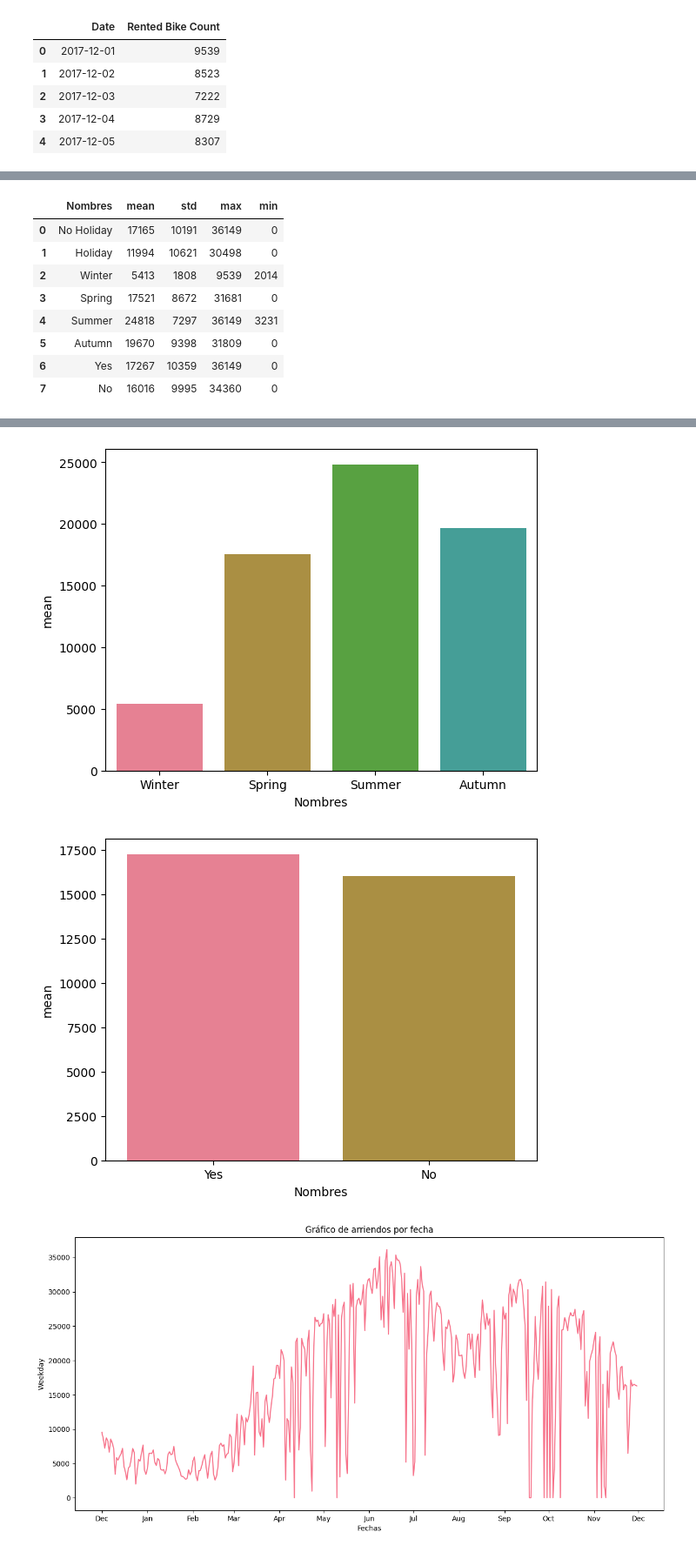
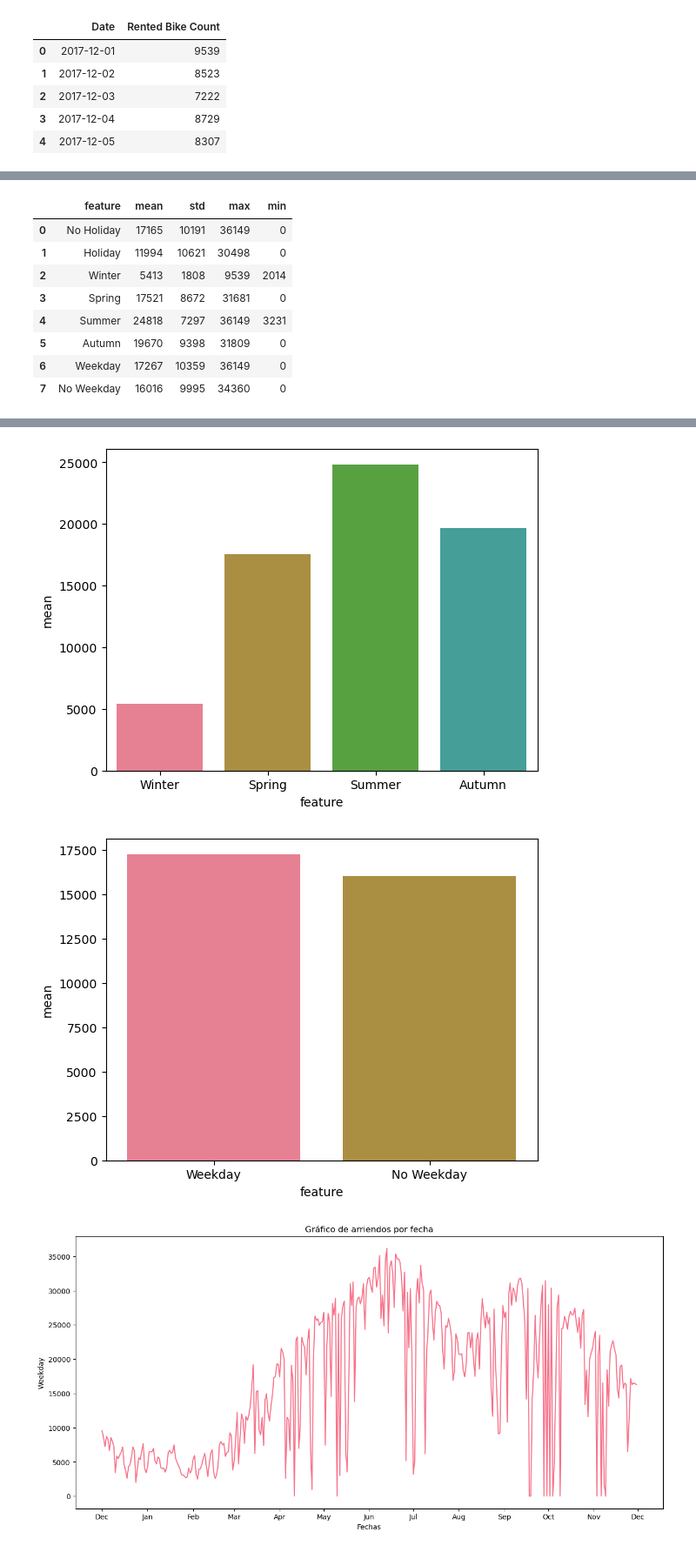
Before and after one commit to DYessouroun/Tareas-ML, a Jupyter notebook: Enunciado_tarea_1.ipynb, the cells around one changed output, grey strips where cells are left out. Shown: that part at 87% size. Cells and saved outputs as stored; diff of their text form; code cells hidden in the pictures.

```diff
--- a/Enunciado_tarea_1.ipynb
+++ b/Enunciado_tarea_1.ipynb
@@ -321,7 +324,7 @@ mini_data_diario.head()
 # %%
 # Agregar una columna que indica si la fecha corresponde a un día de la semana o un fin de semana
 data['Weekday'] = data['Date'].dt.weekday.apply(lambda x: 'Yes' if x < 5 else 'No')
-mini_data_diario['Weekday'] = mini_data_diario['Date'].dt.weekday.apply(lambda x: 'Yes' if x < 5 else 'No')
+mini_data_diario['Weekday'] = mini_data_diario['Date'].dt.weekday.apply(lambda x: 'Weekday' if x < 5 else 'No Weekday')
 
 holiday = []
 season = []
@@ -353,5 +356,5 @@ for i in cat_features:
 # %%
-columns = ['Nombres','mean', 'std', 'max', 'min']
+columns = ['feature','mean', 'std', 'max', 'min']
 categories = []
 list_stats = []
 for verify in ['Holiday', 'Seasons','Weekday']:
@@ -367,20 +370,20 @@ data_stats = pd.concat([DATA2,DATA3], axis=1)
 data_stats.columns = columns
 data_stats
 # %% [output]
-|  | Nombres | mean | std | max | min |
+|  | feature | mean | std | max | min |
 | 0 | No Holiday | 17165 | 10191 | 36149 | 0 |
 | 1 | Holiday | 11994 | 10621 | 30498 | 0 |
 | 2 | Winter | 5413 | 1808 | 9539 | 2014 |
 | 3 | Spring | 17521 | 8672 | 31681 | 0 |
 | 4 | Summer | 24818 | 7297 | 36149 | 3231 |
 | 5 | Autumn | 19670 | 9398 | 31809 | 0 |
-| 6 | Yes | 17267 | 10359 | 36149 | 0 |
-| 7 | No | 16016 | 9995 | 34360 | 0 |
+| 6 | Weekday | 17267 | 10359 | 36149 | 0 |
+| 7 | No Weekday | 16016 | 9995 | 34360 | 0 |
 # %%
-sns.barplot(data=data_stats.iloc[[0,1],:], x='Nombres', y='mean')
+sns.barplot(data=data_stats.iloc[[0,1],:], x='feature', y='mean')
 plt.show()
-sns.barplot(data=data_stats.iloc[[2,3,4,5],:], x='Nombres', y='mean')
+sns.barplot(data=data_stats.iloc[[2,3,4,5],:], x='feature', y='mean')
 plt.show()
-sns.barplot(data=data_stats.iloc[[6,7],:], x='Nombres', y='mean')
+sns.barplot(data=data_stats.iloc[[6,7],:], x='feature', y='mean')
 plt.show()
 # %% [output]
@@ -388,5 +391,5 @@ plt.show()
-[figure, old version]
+[figure, new version]
-[figure, old version]
+[figure, new version]
 # %%
 fig, ax=plt.subplots(1, 1, figsize=(15, 7))
 ax.xaxis.set_major_locator(md.MonthLocator())
```
Also changed, not shown: parts of 21 cells of this notebook.
